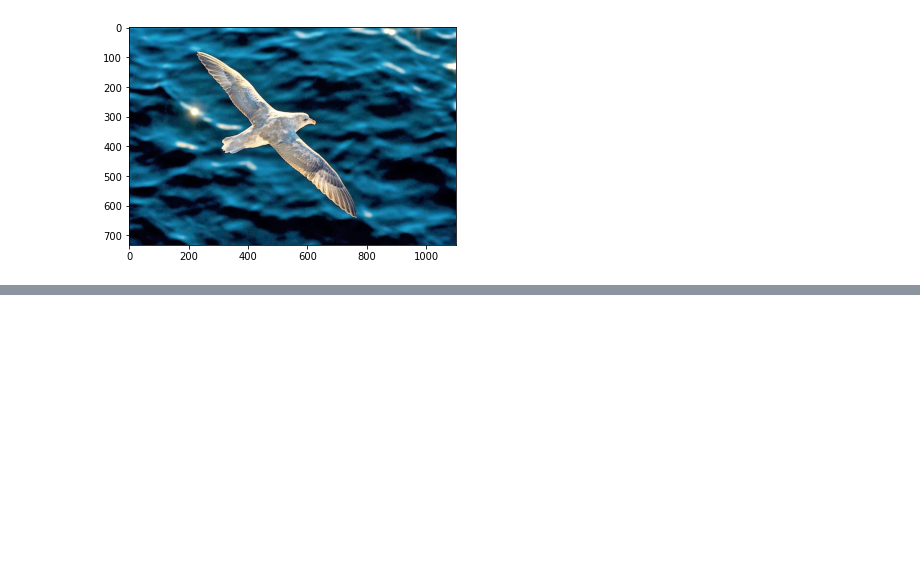
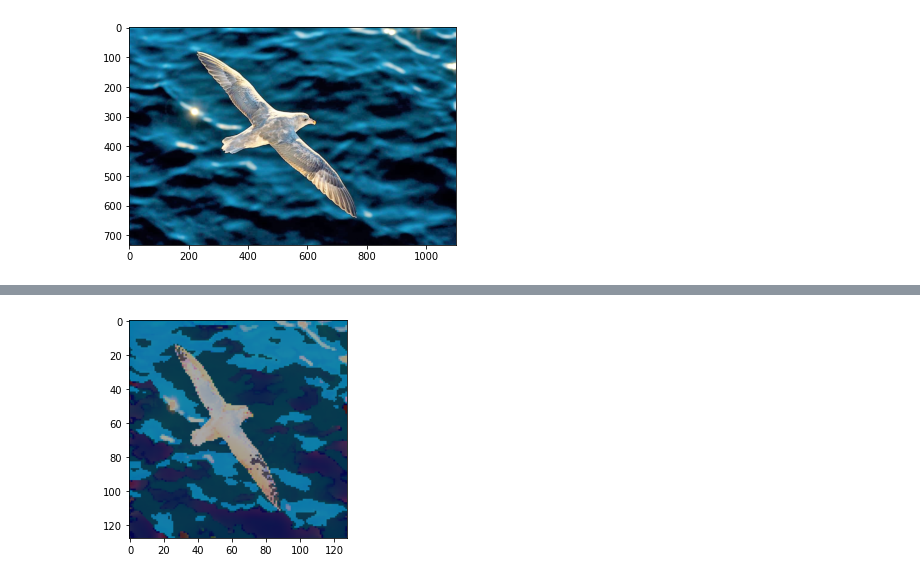
Before and after one commit to soham2109/CS-663-Assignments, a Jupyter notebook: assignment-3-segmentation/3/code/Q3.ipynb, the cells around one changed output, grey strips where cells are left out. Cells and saved outputs as stored; diff of their text form; code cells hidden in the pictures; blank space fills up the shorter version.

```diff
--- a/assignment-3-segmentation/3/code/Q3.ipynb
+++ b/assignment-3-segmentation/3/code/Q3.ipynb
@@ -192,0 +177,85 @@ plt.imshow(img)
+# %%
+#print(np.unique(result[:,:,0]))
+masked = np.zeros_like(result2)
+# for i in range(3):
+#     for j in range(64):
+#         for k in range(64):
+#             if result[j,k,i]>0.7:
+#                 masked[j,k,i] = 1
+#             else:
+#                 masked[j,k,i] = 0
+
+unique_intensities ={}
+
+result = (result2).astype(np.float32)
+#print(result.shape)
+
+hsv_result = cv2.cvtColor(result,cv2.COLOR_RGB2HSV)
+h,s,v = cv2.split(hsv_result)
+
+r,c = v.shape
+diff = np.zeros_like(v)
+
+for i in tqdm(range(r)):
+    for j in range(c):
+        inten = v[i,j]
+        flag=0
+        if inten not in unique_intensities:
+            diff = 999999
+            intensity = 0
+            for k in unique_intensities:
+                if abs(inten-k)<0.35:
+                    flag=1
+                    if diff>abs(inten-k):
+                        diff = abs(inten-k)
+                        intensity=k
+                    v[i,j] = intensity
+            if flag==0:
+                unique_intensities[inten] = 0
+            else:
+                unique_intensities[intensity] += 1
+        else:
+            unique_intensities[inten] += 1
+
+sort =sorted(unique_intensities.items(), key = lambda kv:(kv[1], kv[0]))
+print(sort)
+h_copy = np.ones_like(h)
+s_copy = np.ones_like(s)
+v_copy = v.copy()
+for i in tqdm(range(r)):
+    for j in range(c):
+        if v_copy[i,j]==sort[-1][0]:
+            v_copy[i,j] = 0
+        else:
+            v_copy[i,j] = 1
+
+
+"""
+for z in range(3):
+    for i in range(64):
+        for j in range(64):
+            inten = result[i,j,z]
+            flag=0
+            if inten not in unique_intensities:
+                for k in unique_intensities:
+                    if abs(inten-k)<0.25:
+                        masked[i,j,z] = k
+                        flag=1
+                        break
+                if flag==0:
+                    unique_intensities.append(inten)
+
+"""
+masked = cv2.merge((h,s,v))
+masked_2 = cv2.merge((h,s,v_copy))
+masked = cv2.cvtColor(masked,cv2.COLOR_HSV2RGB)
+masked_2 = cv2.cvtColor(masked_2,cv2.COLOR_HSV2RGB)
+plt.figure()
+plt.imshow(masked)
+plt.figure()
+plt.imshow(masked_2)
+print(len(unique_intensities))
+# for key,value in unique_intensities.items():
+#     print(key," : ", value)
+#print(np.unique(masked,axis=0))
+# %% [output]
@@ -192,0 +264 @@ plt.imshow(img)
+[figure, added]
```
Also changed, not shown: parts of 18 cells of this notebook.
